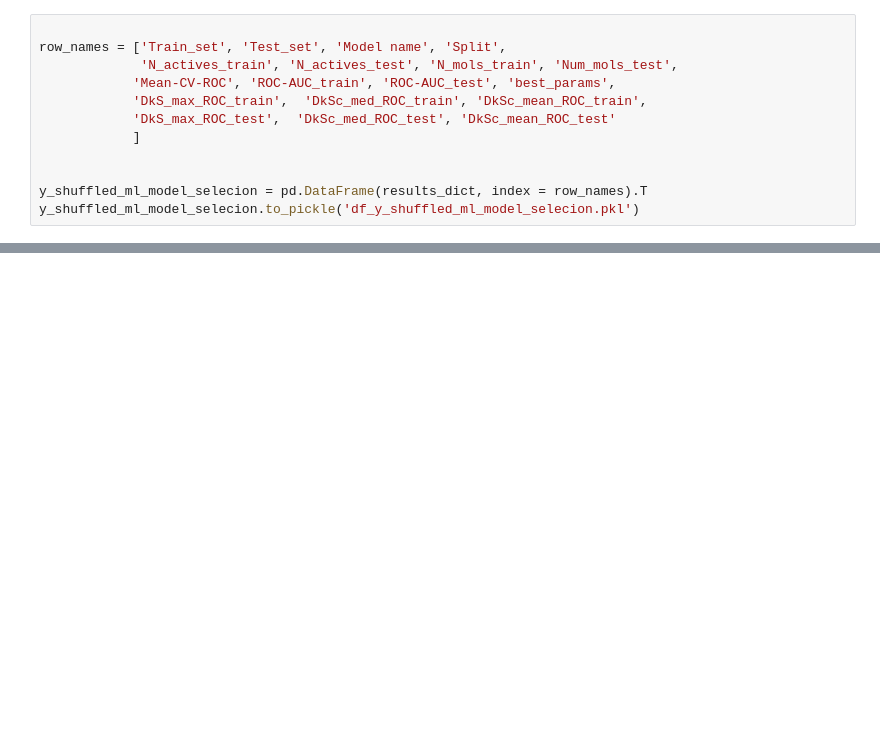
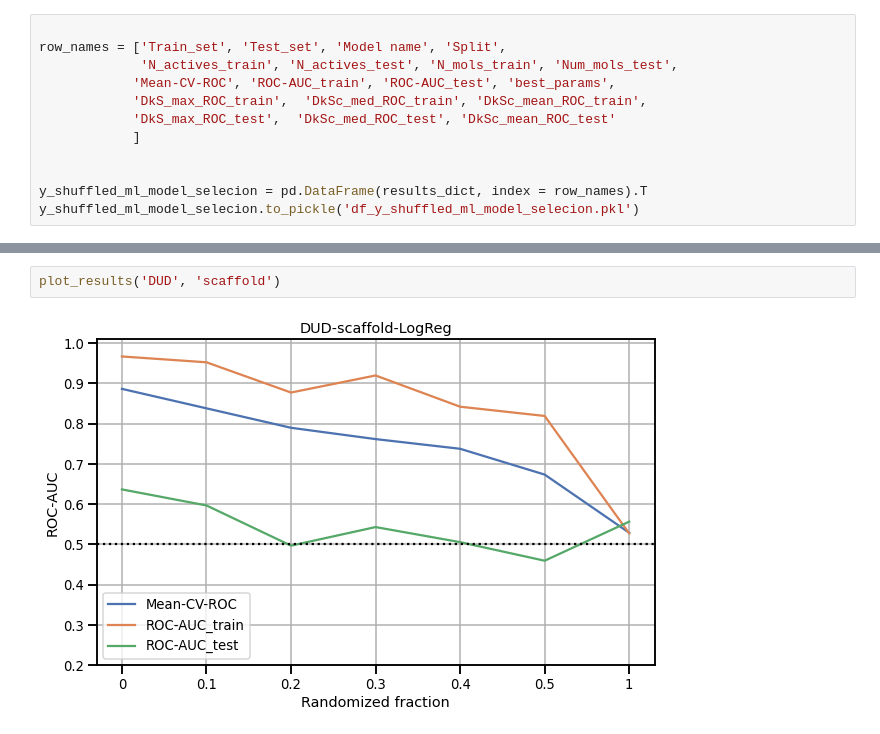
Before and after one commit to jRicciL/FXa-notebooks, a Jupyter notebook: 6_Machine_Learning_Models/4_y_Shuffled_ML_Model_Selection_Grid_Search.ipynb, the cells around one changed output, grey strips where cells are left out. Drawn from its saved outputs; the diff is of its cells as text; blank space fills up the shorter version.

```diff
--- a/6_Machine_Learning_Models/4_y_Shuffled_ML_Model_Selection_Grid_Search.ipynb
+++ b/6_Machine_Learning_Models/4_y_Shuffled_ML_Model_Selection_Grid_Search.ipynb
@@ -685,0 +719,4 @@ y_shuffled_ml_model_selecion
+# %%
+plot_results('DUD', 'scaffold')
+# %% [output]
+[figure, added]
```
Also changed, not shown: parts of 8 cells of this notebook.
